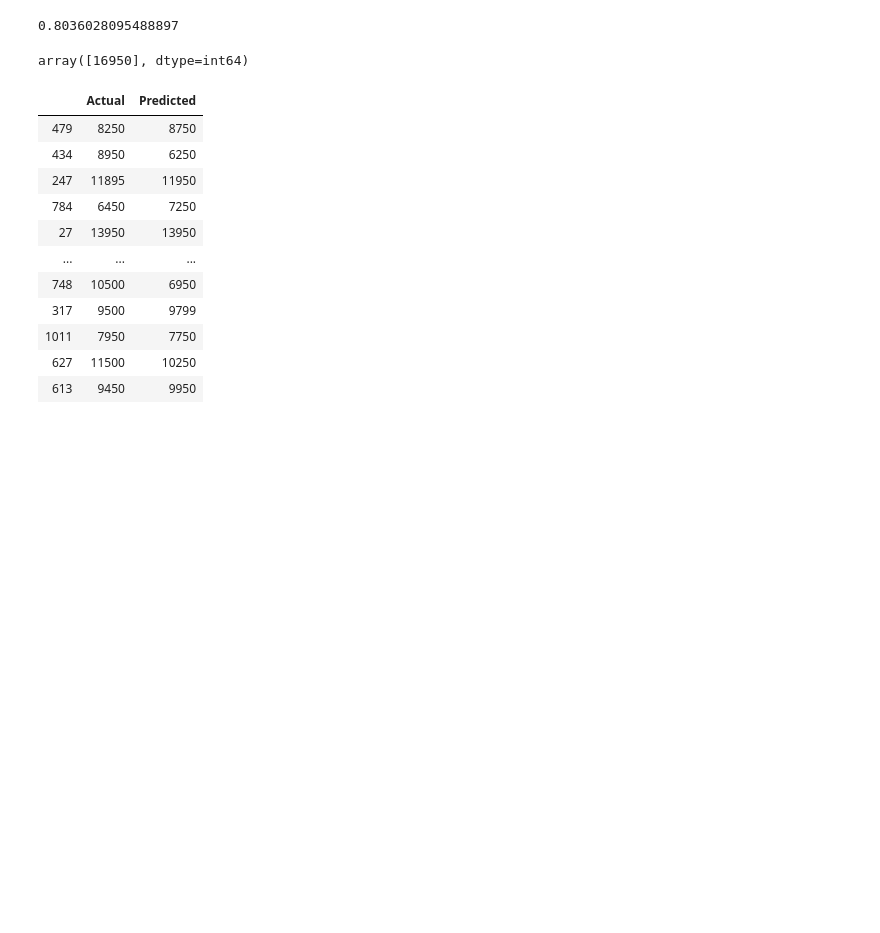
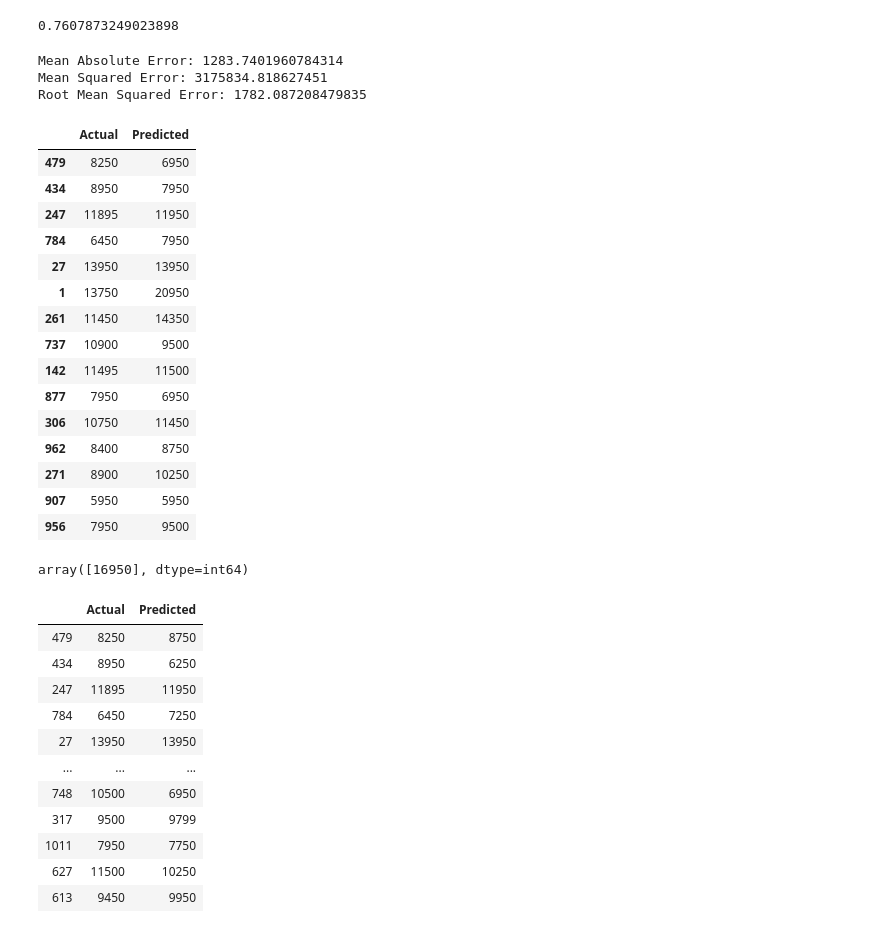
Before and after one commit to tharushajayadeera/Research_Python_Project, a Jupyter notebook: Online Dataset/DT_With_Online_Dataset.ipynb, the cells around one changed output. Cells and saved outputs as stored; diff of their text form; code cells hidden in the pictures; blank space fills up the shorter version.

```diff
--- a/Online Dataset/DT_With_Online_Dataset.ipynb
+++ b/Online Dataset/DT_With_Online_Dataset.ipynb
@@ -36,19 +36,11 @@ X=pd.concat([X,states],axis=1)
 X=X.drop(['Cylinders',
           'Age_08_04',
           'Parking_Assistant',
-          'Power_Steering',
-          'Airbag_1',
-          'Airbag_2',
-          'Mfg_Month',
-          'Met_Color',
-          'BOVAG_Guarantee',
           'Mfr_Guarantee',
-          'Backseat_Divider',
           'Automatic',
           'HP',
           'Boardcomputer',
           'ABS',
-          'Powered_Windows',
           'Mistlamps',
           'Tow_Bar',
           'Sport_Model'
@@ -67,7 +59,35 @@ from sklearn.metrics import r2_score
 score=r2_score(y_test,y_pred)
 score
 # %% [output]
-0.8036028095488897
+0.7607873249023898
+# %%
+print('Mean Absolute Error:', metrics.mean_absolute_error(y_test, y_pred))
+print('Mean Squared Error:', metrics.mean_squared_error(y_test, y_pred))
+print('Root Mean Squared Error:', np.sqrt(metrics.mean_squared_error(y_test, y_pred)))
+# %% [output]
+Mean Absolute Error: 1283.7401960784314
+Mean Squared Error: 3175834.818627451
+Root Mean Squared Error: 1782.087208479835
+# %%
+prices = pd.DataFrame({'Actual': y_test, 'Predicted': y_pred})
+prices.head(15)
+# %% [output]
+|  | Actual | Predicted |
+| 479 | 8250 | 6950 |
+| 434 | 8950 | 7950 |
+| 247 | 11895 | 11950 |
+| 784 | 6450 | 7950 |
+| 27 | 13950 | 13950 |
+| 1 | 13750 | 20950 |
+| 261 | 11450 | 14350 |
+| 737 | 10900 | 9500 |
+| 142 | 11495 | 11500 |
+| 877 | 7950 | 6950 |
+| 306 | 10750 | 11450 |
+| 962 | 8400 | 8750 |
+| 271 | 8900 | 10250 |
+| 907 | 5950 | 5950 |
+| 956 | 7950 | 9500 |
 # %%
 X_test = pd.DataFrame({'Mfg_Year':[2002],
            'KM':[64359],
```
Also changed, not shown: 5 other files.
